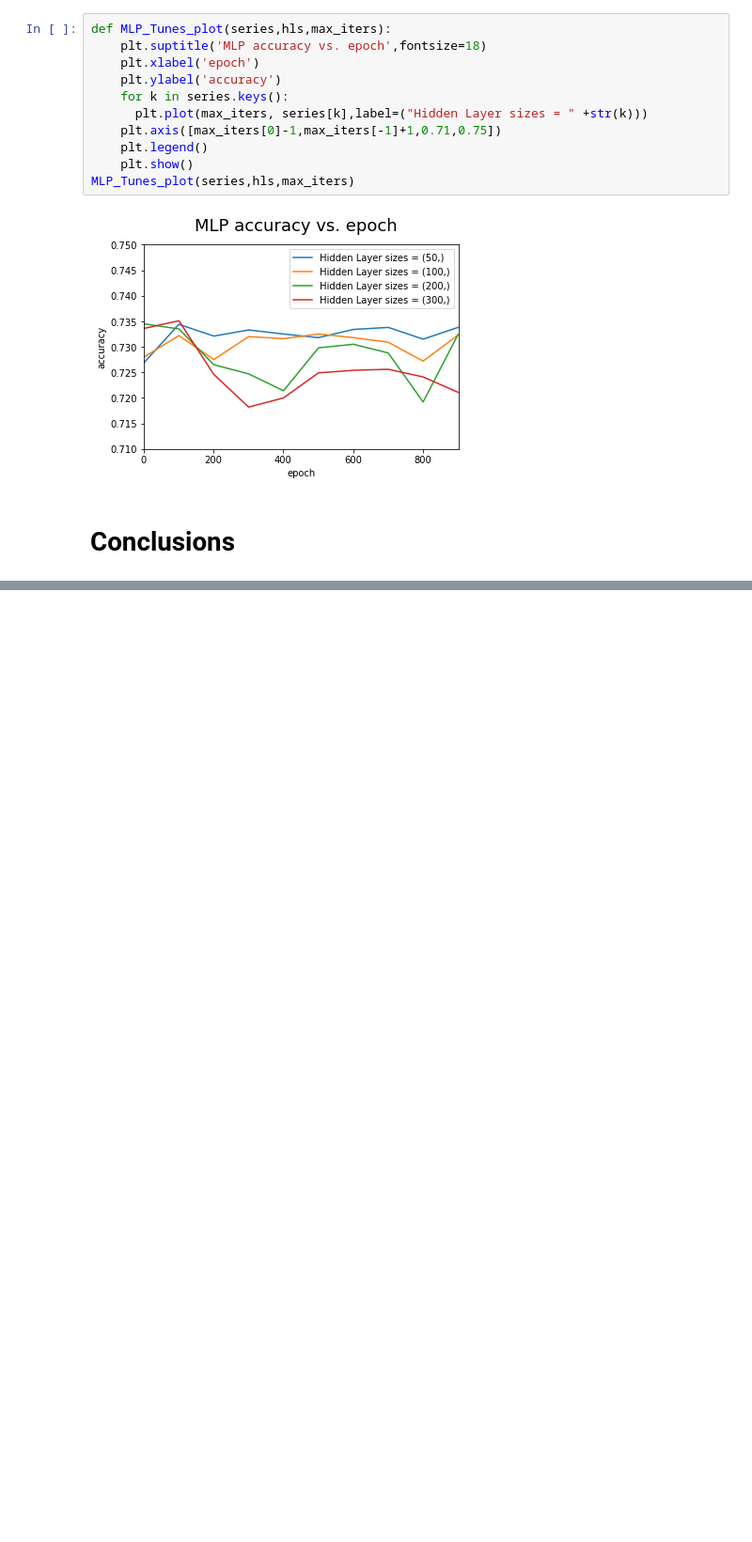
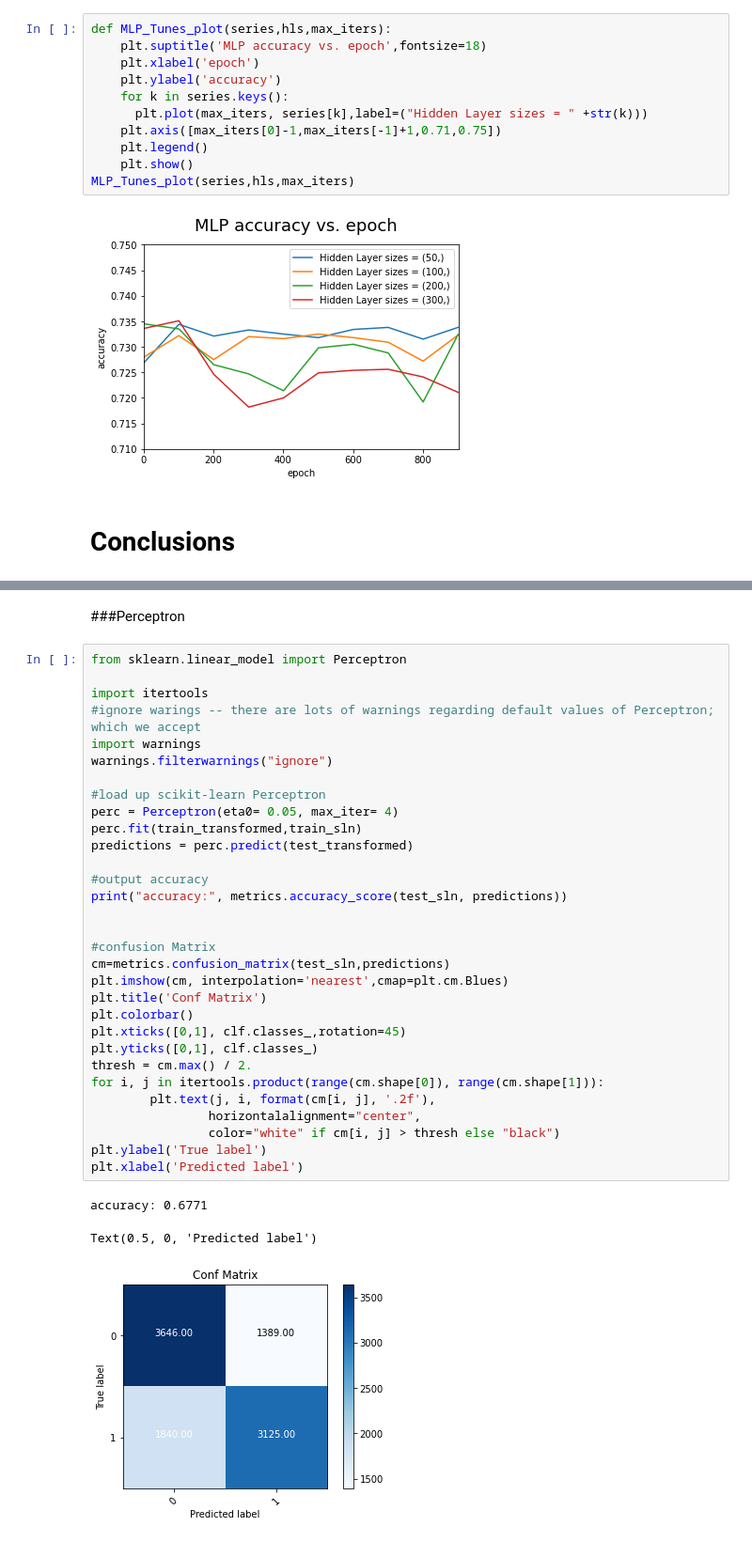
Before and after one commit to NasaSpaceProgram/CS_167_Practive, a Jupyter notebook: Project_2_NLP_peterson.ipynb, the cells around one changed output, grey strips where cells are left out. Shown: that part at 94% size. Cells and saved outputs as stored; diff of their text form; blank space fills up the shorter version.

```diff
--- a/Project_2_NLP_peterson.ipynb
+++ b/Project_2_NLP_peterson.ipynb
@@ -344,0 +389,37 @@ MLP_Tunes_plot(series,hls,max_iters)
+# %% [markdown]
+###Perceptron
+# %%
+from sklearn.linear_model import Perceptron
+
+import itertools
+#ignore warings -- there are lots of warnings regarding default values of Perceptron; which we accept
+import warnings
+warnings.filterwarnings("ignore")
+
+#load up scikit-learn Perceptron
+perc = Perceptron(eta0= 0.05, max_iter= 4)
+perc.fit(train_transformed,train_sln)
+predictions = perc.predict(test_transformed)
+
+#output accuracy
+print("accuracy:", metrics.accuracy_score(test_sln, predictions))
+
+
+#confusion Matrix
+cm=metrics.confusion_matrix(test_sln,predictions)
+plt.imshow(cm, interpolation='nearest',cmap=plt.cm.Blues)
+plt.title('Conf Matrix')
+plt.colorbar()
+plt.xticks([0,1], clf.classes_,rotation=45)
+plt.yticks([0,1], clf.classes_)
+thresh = cm.max() / 2.
+for i, j in itertools.product(range(cm.shape[0]), range(cm.shape[1])):
+        plt.text(j, i, format(cm[i, j], '.2f'),
+                horizontalalignment="center",
+                color="white" if cm[i, j] > thresh else "black")
+plt.ylabel('True label')
+plt.xlabel('Predicted label')
+# %% [output]
+accuracy: 0.6771
+Text(0.5, 0, 'Predicted label')
+[figure, added]
```
Also changed, not shown: parts of 19 cells of this notebook.
